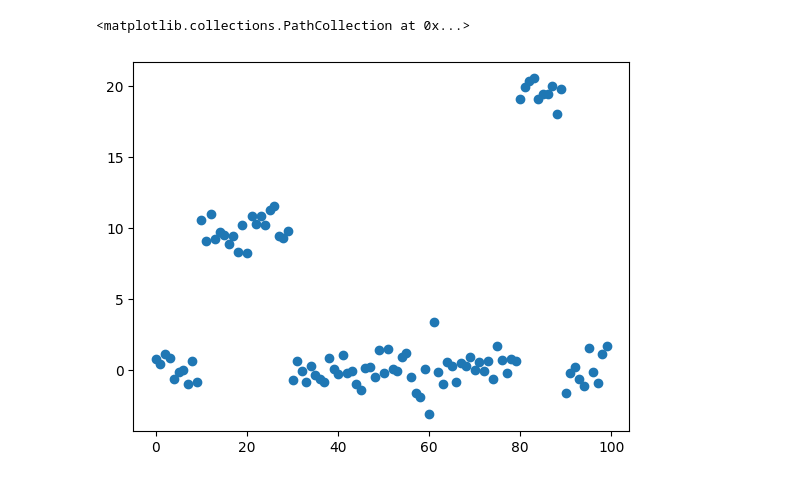
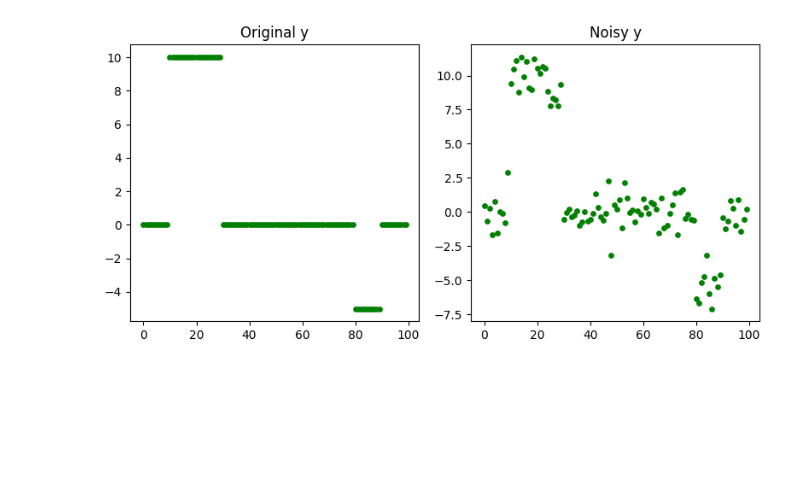
Before and after one commit to legczylin-michal/fused-lasso, a Jupyter notebook: FLSA_1D.ipynb, the cells around one changed output. Drawn from its saved outputs; the diff is of its cells as text; code cells hidden in the pictures; blank space fills up the shorter version.

```diff
--- a/FLSA_1D.ipynb
+++ b/FLSA_1D.ipynb
@@ -133,10 +133,32 @@ class FLSA_1D:
 
         return self
 # %%
+np.random.seed(12)
+
 y = np.concat([
     np.random.normal(0, 1, 10),
     np.random.normal(10, 1, 20),
     np.random.normal(0, 1, 50),
-    np.random.normal(20, 1, 10),
+    np.random.normal(-5, 1, 10),
     np.random.normal(0, 1, 10)
 ])
+y_original = np.concat([
+    np.array([0]*10),
+    np.array([10]*20),
+    np.array([0]*50),
+    np.array([-5]*10),
+    np.array([0]*10)
+])
+
+# y_train, y_test = y[1::2], y[::2]
+
+fig, ax = plt.subplots(nrows=1, ncols=2, figsize=(8, 4))
+ax[0].scatter(range(len(y)), y_original, s=15, c='green')
+ax[0].set_title("Original y")
+ax[1].scatter(range(len(y)), y, s=15, c='green')
+ax[1].set_title("Noisy y")
+plt.tight_layout()
+plt.savefig("images/1D_original_and_noisy_comparison_1.png")
+plt.show()
+# %% [output]
+[figure, added]
@@ -145,5 +164,0 @@ y_train, y_test = y[1::2], y[::2]
-# %%
-plt.scatter(range(len(y)), y)
-# %% [output]
-<matplotlib.collections.PathCollection at 0x...>
-[figure, removed]
```
Also changed, not shown: parts of 4 cells of this notebook, 1 other file.
